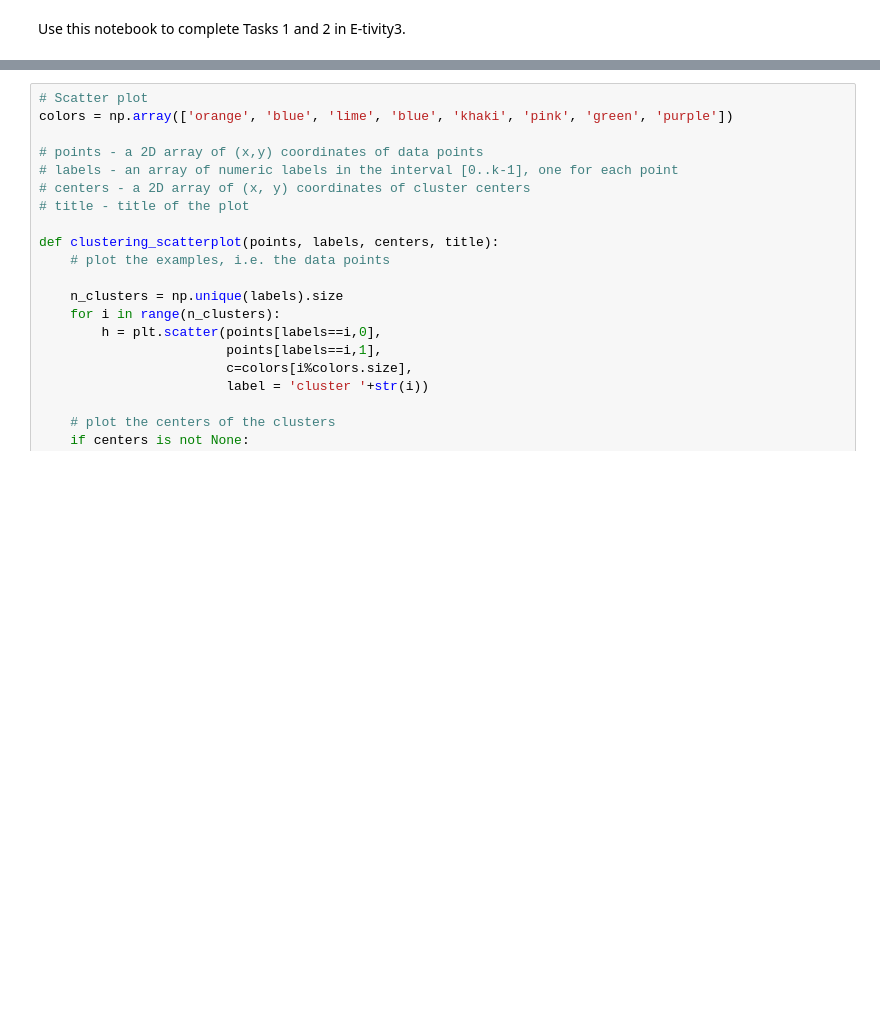
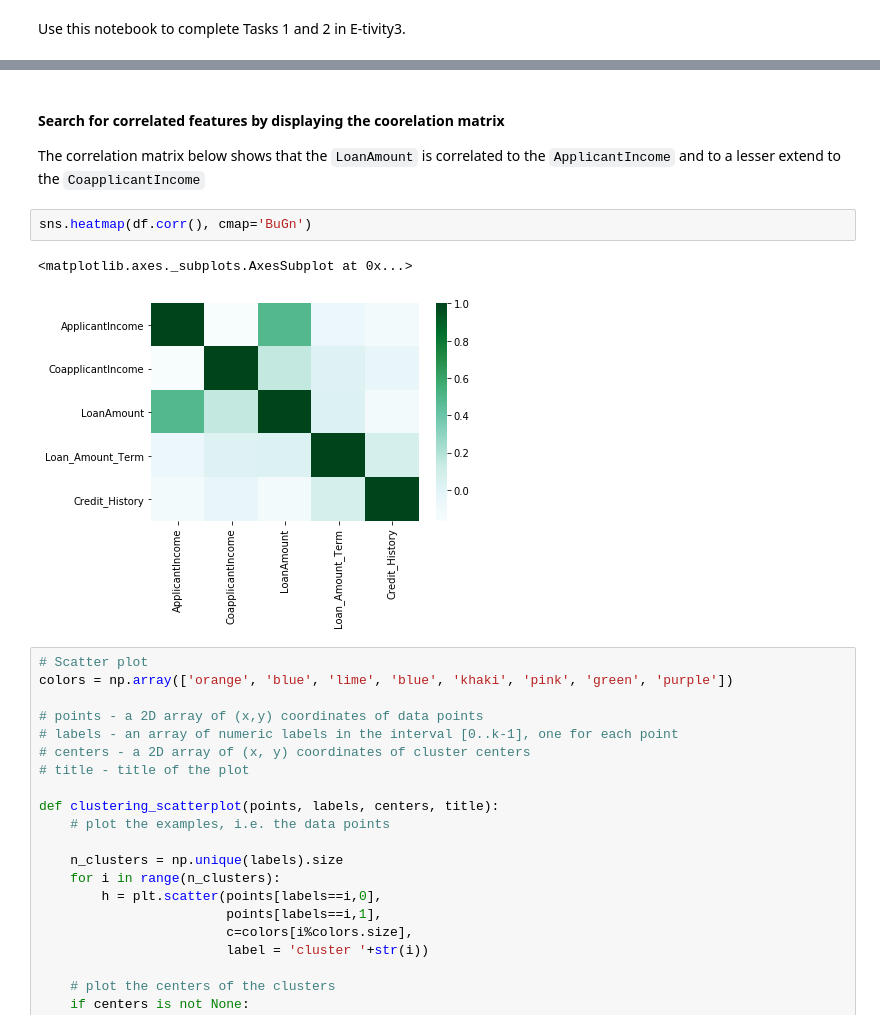
Before and after one commit to vipulpopat/MSCAI_Sem1_Etivity3, a Jupyter notebook: Etivity3_ClusteringManifoldLearning.ipynb, the cells around one changed output, grey strips where cells are left out. Drawn from its saved outputs; the diff is of its cells as text; blank space fills up the shorter version.

```diff
--- a/Etivity3_ClusteringManifoldLearning.ipynb
+++ b/Etivity3_ClusteringManifoldLearning.ipynb
@@ -47,3 +79,11 @@ max       39999.000000       20000.000000  600.000000        480.000000
+# %% [markdown]
+#### Search for correlated features by displaying the coorelation matrix
+The correlation matrix below shows that the `LoanAmount` is correlated to the `ApplicantIncome` and to a lesser extend to the `CoapplicantIncome`
+# %%
+sns.heatmap(df.corr(), cmap='BuGn')
+# %% [output]
+<matplotlib.axes._subplots.AxesSubplot at 0x...>
+[figure, added]
 # %%
 # Scatter plot
 colors = np.array(['orange', 'blue', 'lime', 'blue', 'khaki', 'pink', 'green', 'purple'])
```
Also changed, not shown: parts of 20 cells of this notebook.
